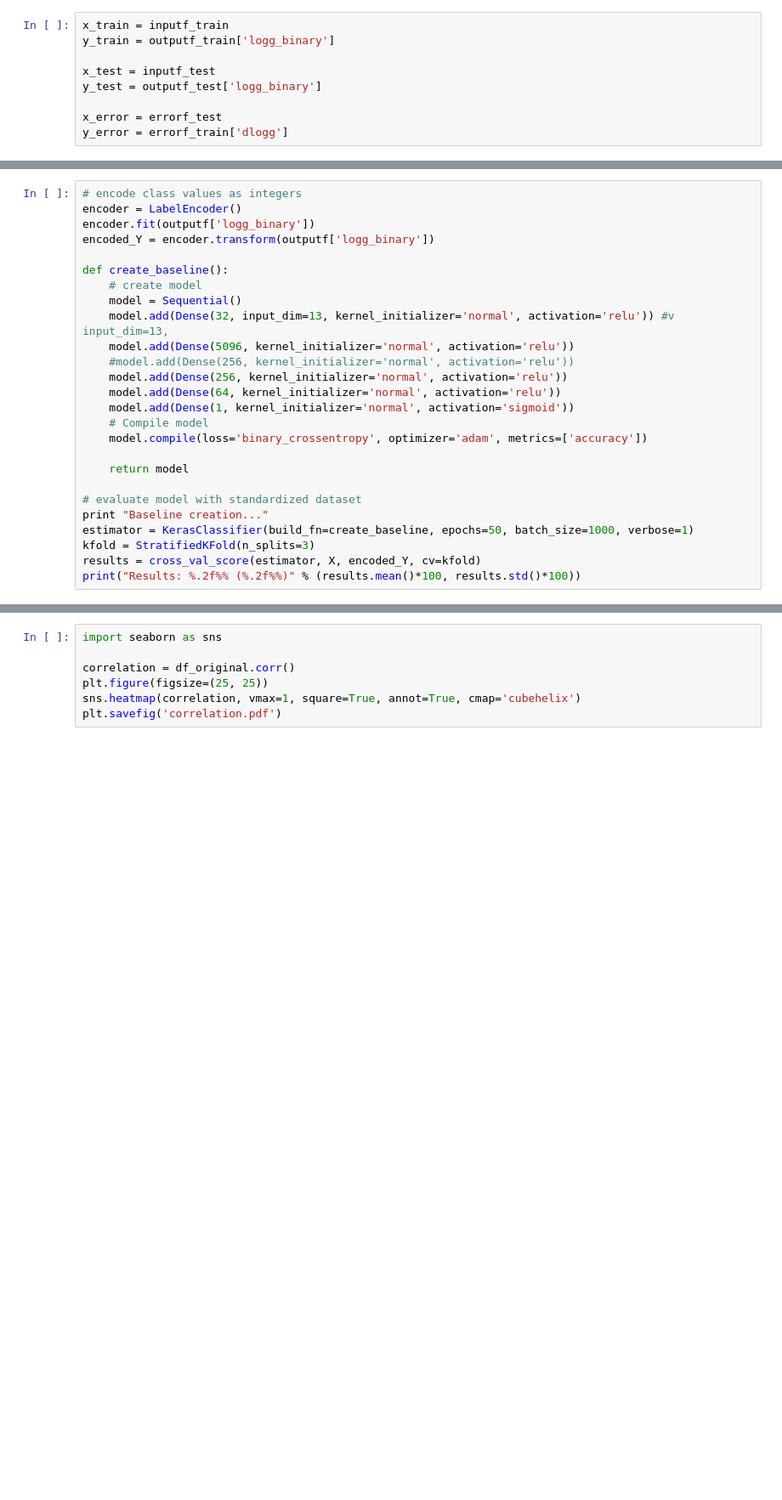
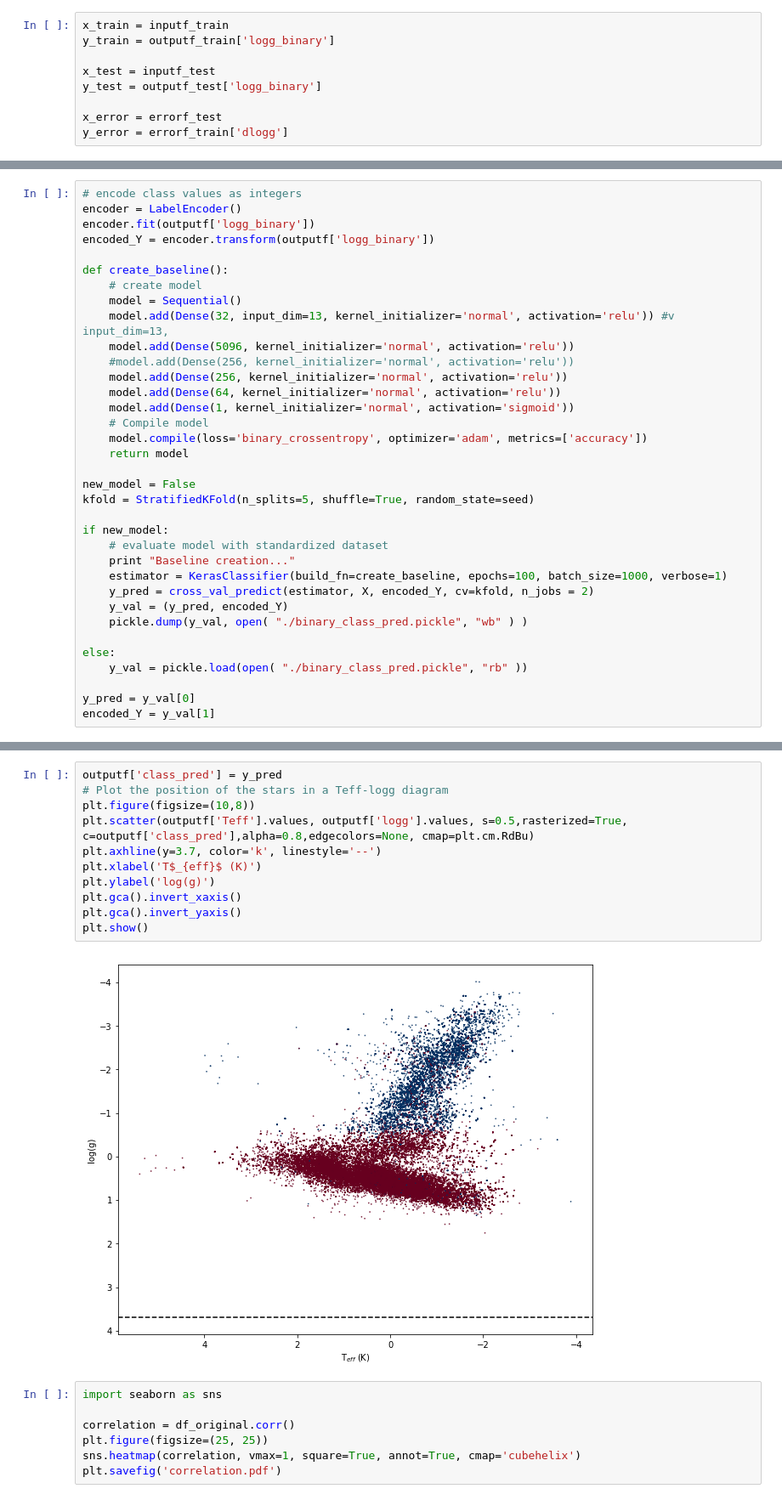
Before and after one commit to nannau/cfis_ml, a Jupyter notebook: catalogue_classing.ipynb, the cells around one changed output, grey strips where cells are left out. Shown at 85% size. Saved outputs shown, nothing was run; the diff lists cells and outputs as text; blank space fills up the shorter version.

```diff
--- a/catalogue_classing.ipynb
+++ b/catalogue_classing.ipynb
@@ -207,14 +217,23 @@ def create_baseline():
     model.add(Dense(1, kernel_initializer='normal', activation='sigmoid'))
     # Compile model
     model.compile(loss='binary_crossentropy', optimizer='adam', metrics=['accuracy'])
-
     return model
 
-# evaluate model with standardized dataset
-print "Baseline creation..."
-estimator = KerasClassifier(build_fn=create_baseline, epochs=50, batch_size=1000, verbose=1)
-kfold = StratifiedKFold(n_splits=3)
-results = cross_val_score(estimator, X, encoded_Y, cv=kfold)
-print("Results: %.2f%% (%.2f%%)" % (results.mean()*100, results.std()*100))
+new_model = False
+kfold = StratifiedKFold(n_splits=5, shuffle=True, random_state=seed)
+
+if new_model:
+    # evaluate model with standardized dataset
+    print "Baseline creation..."
+    estimator = KerasClassifier(build_fn=create_baseline, epochs=100, batch_size=1000, verbose=1)
+    y_pred = cross_val_predict(estimator, X, encoded_Y, cv=kfold, n_jobs = 2)
+    y_val = (y_pred, encoded_Y)
+    pickle.dump(y_val, open( "./binary_class_pred.pickle", "wb" ) )
+
+else:
+    y_val = pickle.load(open( "./binary_class_pred.pickle", "rb" ))
+
+y_pred = y_val[0]
+encoded_Y = y_val[1]
 # %% [output]
 Baseline creation...
@@ -330,3 +347,16 @@ Epoch 100/100
+# %%
+outputf['class_pred'] = y_pred
+# Plot the position of the stars in a Teff-logg diagram
+plt.figure(figsize=(10,8))
+plt.scatter(outputf['Teff'].values, outputf['logg'].values, s=0.5,rasterized=True, c=outputf['class_pred'],alpha=0.8,edgecolors=None, cmap=plt.cm.RdBu)
+plt.axhline(y=3.7, color='k', linestyle='--')
+plt.xlabel('T$_{eff}$ (K)')
+plt.ylabel('log(g)')
+plt.gca().invert_xaxis()
+plt.gca().invert_yaxis()
+plt.show()
+# %% [output]
+[figure, added]
 # %%
 import seaborn as sns
 
```
Also changed, not shown: parts of 16 cells of this notebook.
